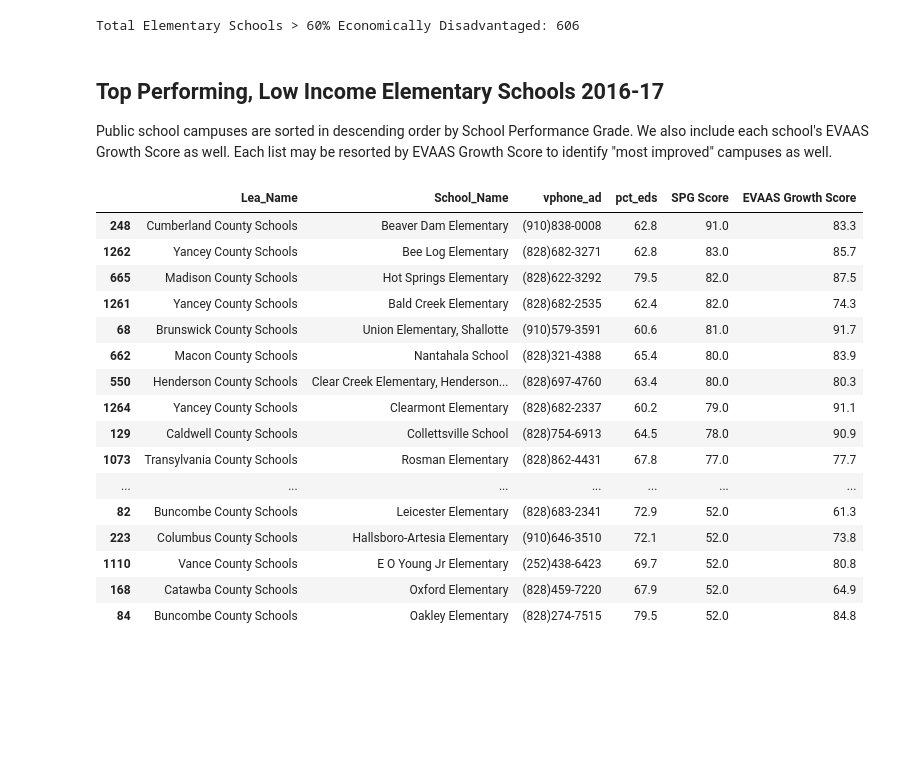
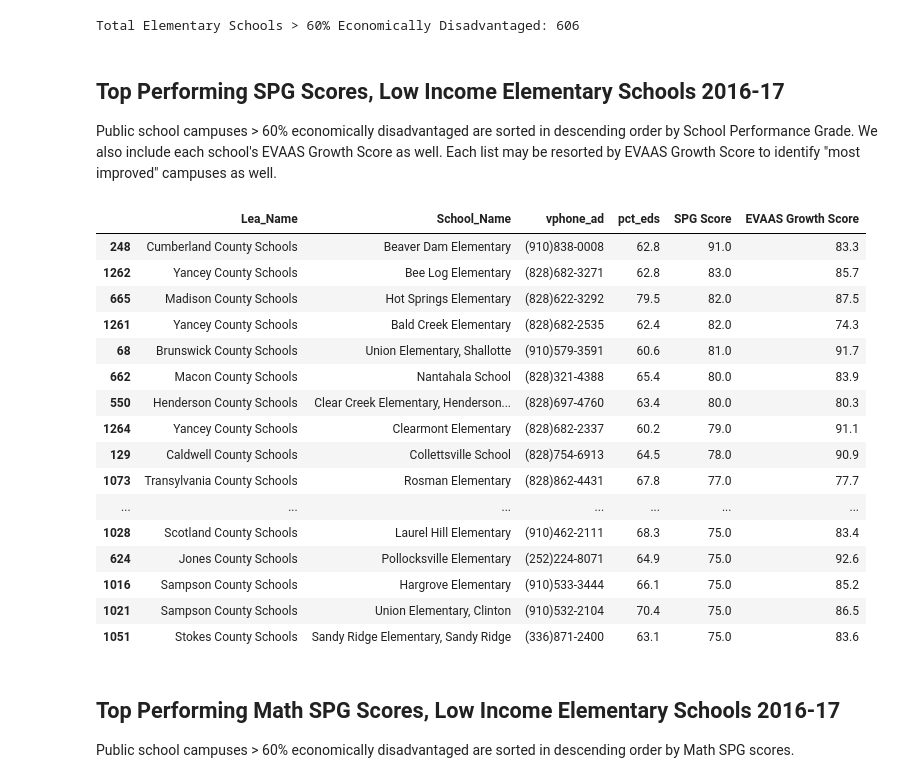
Before and after one commit to jakemdrew/EducationDataNC, a Jupyter notebook: 2017/Models/Top Performing, Low Income Schools in NC.ipynb, the cells around one changed output. Drawn from its saved outputs; the diff is of its cells as text; code cells hidden in the pictures; blank space fills up the shorter version.

```diff
--- a/2017/Models/Top Performing, Low Income Schools in NC.ipynb
+++ b/2017/Models/Top Performing, Low Income Schools in NC.ipynb
@@ -183,28 +515,32 @@ print 'Total Elementary Schools > 60% Economically Disadvantaged: ' + str(gt60)
 # %% [output]
 Total Elementary Schools > 60% Economically Disadvantaged: 606
 # %% [markdown]
-## Top Performing, Low Income Elementary Schools 2016-17
+## Top Performing  SPG Scores, Low Income Elementary Schools 2016-17
 
-Public school campuses are sorted in descending order by School Performance Grade. We also include each school's EVAAS Growth Score as well. Each list may be resorted by EVAAS Growth Score to identify "most improved" campuses as well.
+Public school campuses > 60% economically disadvantaged  are sorted in descending order by School Performance Grade. We also include each school's EVAAS Growth Score as well. Each list may be resorted by EVAAS Growth Score to identify "most improved" campuses as well.
 # %%
 EDS_schData2017 = schData2017[schData2017['pct_eds'] > 60]
 EDS_Cols = ['Lea_Name','School_Name', 'vphone_ad', 'pct_eds', 'SPG Score','EVAAS Growth Score']
-EDS_schData2017[EDS_Cols].sort_values('SPG Score', ascending=False)
+EDS_schData2017[EDS_Cols].sort_values('SPG Score', ascending=False).head(25)
 # %% [output]
 |  | Lea_Name | School_Name | vphone_ad | pct_eds | SPG Score | EVAAS Growth Score |
 | 248 | Cumberland County Schools | Beaver Dam Elementary | (910)838-0008 | 62.8 | 91.0 | 83.3 |
 | 1262 | Yancey County Schools | Bee Log Elementary | (828)682-3271 | 62.8 | 83.0 | 85.7 |
 | 665 | Madison County Schools | Hot Springs Elementary | (828)622-3292 | 79.5 | 82.0 | 87.5 |
 | 1261 | Yancey County Schools | Bald Creek Elementary | (828)682-2535 | 62.4 | 82.0 | 74.3 |
 | 68 | Brunswick County Schools | Union Elementary, Shallotte | (910)579-3591 | 60.6 | 81.0 | 91.7 |
 | 662 | Macon County Schools | Nantahala School | (828)321-4388 | 65.4 | 80.0 | 83.9 |
 | 550 | Henderson County Schools | Clear Creek Elementary, Henderson... | (828)697-4760 | 63.4 | 80.0 | 80.3 |
 | 1264 | Yancey County Schools | Clearmont Elementary | (828)682-2337 | 60.2 | 79.0 | 91.1 |
 | 129 | Caldwell County Schools | Collettsville School | (828)754-6913 | 64.5 | 78.0 | 90.9 |
 | 1073 | Transylvania County Schools | Rosman Elementary | (828)862-4431 | 67.8 | 77.0 | 77.7 |
 | ... | ... | ... | ... | ... | ... | ... |
-| 82 | Buncombe County Schools | Leicester Elementary | (828)683-2341 | 72.9 | 52.0 | 61.3 |
-| 223 | Columbus County Schools | Hallsboro-Artesia Elementary | (910)646-3510 | 72.1 | 52.0 | 73.8 |
-| 1110 | Vance County Schools | E O Young Jr Elementary | (252)438-6423 | 69.7 | 52.0 | 80.8 |
-| 168 | Catawba County Schools | Oxford Elementary | (828)459-7220 | 67.9 | 52.0 | 64.9 |
-| 84 | Buncombe County Schools | Oakley Elementary | (828)274-7515 | 79.5 | 52.0 | 84.8 |
+| 1028 | Scotland County Schools | Laurel Hill Elementary | (910)462-2111 | 68.3 | 75.0 | 83.4 |
+| 624 | Jones County Schools | Pollocksville Elementary | (252)224-8071 | 64.9 | 75.0 | 92.6 |
+| 1016 | Sampson County Schools | Hargrove Elementary | (910)533-3444 | 66.1 | 75.0 | 85.2 |
+| 1021 | Sampson County Schools | Union Elementary, Clinton | (910)532-2104 | 70.4 | 75.0 | 86.5 |
+| 1051 | Stokes County Schools | Sandy Ridge Elementary, Sandy Ridge | (336)871-2400 | 63.1 | 75.0 | 83.6 |
+# %% [markdown]
+## Top Performing Math SPG Scores,  Low Income Elementary Schools 2016-17
+
+Public school campuses > 60% economically disadvantaged are sorted in descending order by Math SPG scores.
```
Also changed, not shown: parts of 36 cells of this notebook.
